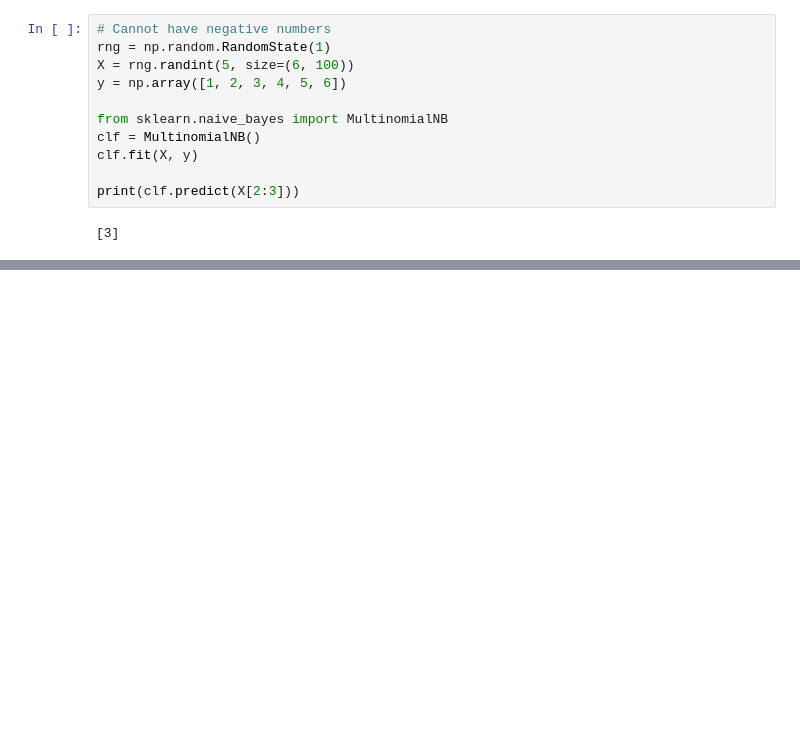
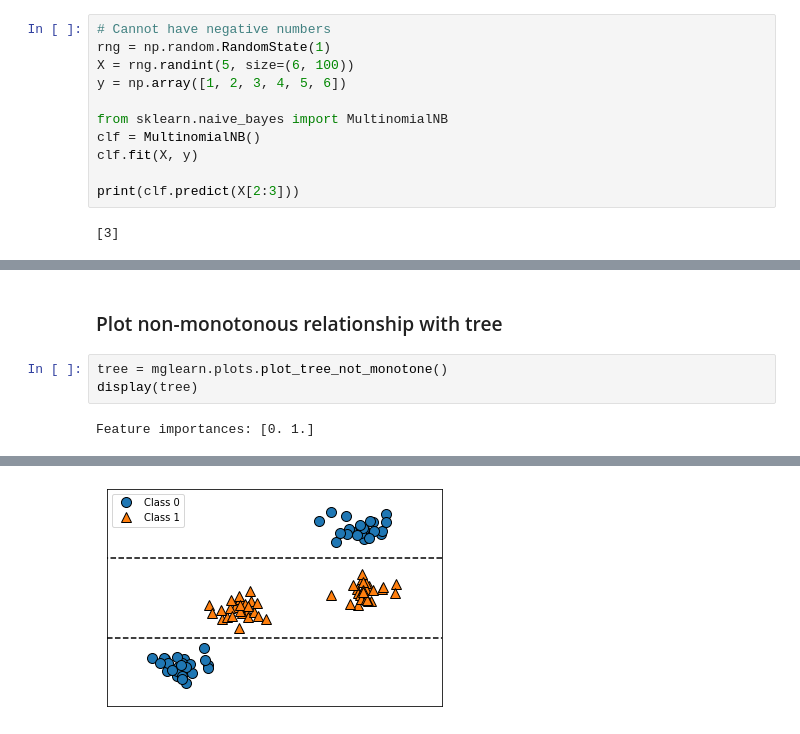
Before and after one commit to valarao/ml-tinkering, a Jupyter notebook: 2-supervised-learning.ipynb, the cells around one changed output, grey strips where cells are left out. Cells and saved outputs as stored; diff of their text form; blank space fills up the shorter version.

```diff
--- a/2-supervised-learning.ipynb
+++ b/2-supervised-learning.ipynb
@@ -659,0 +740,7 @@ print(clf.predict(X[2:3]))
+# %% [markdown]
+### Plot non-monotonous relationship with tree
+# %%
+tree = mglearn.plots.plot_tree_not_monotone()
+display(tree)
+# %% [output]
+Feature importances: [0. 1.]
@@ -659,0 +748 @@ print(clf.predict(X[2:3]))
+[figure, added]
```
Also changed, not shown: parts of 22 cells of this notebook, 7 other files.
